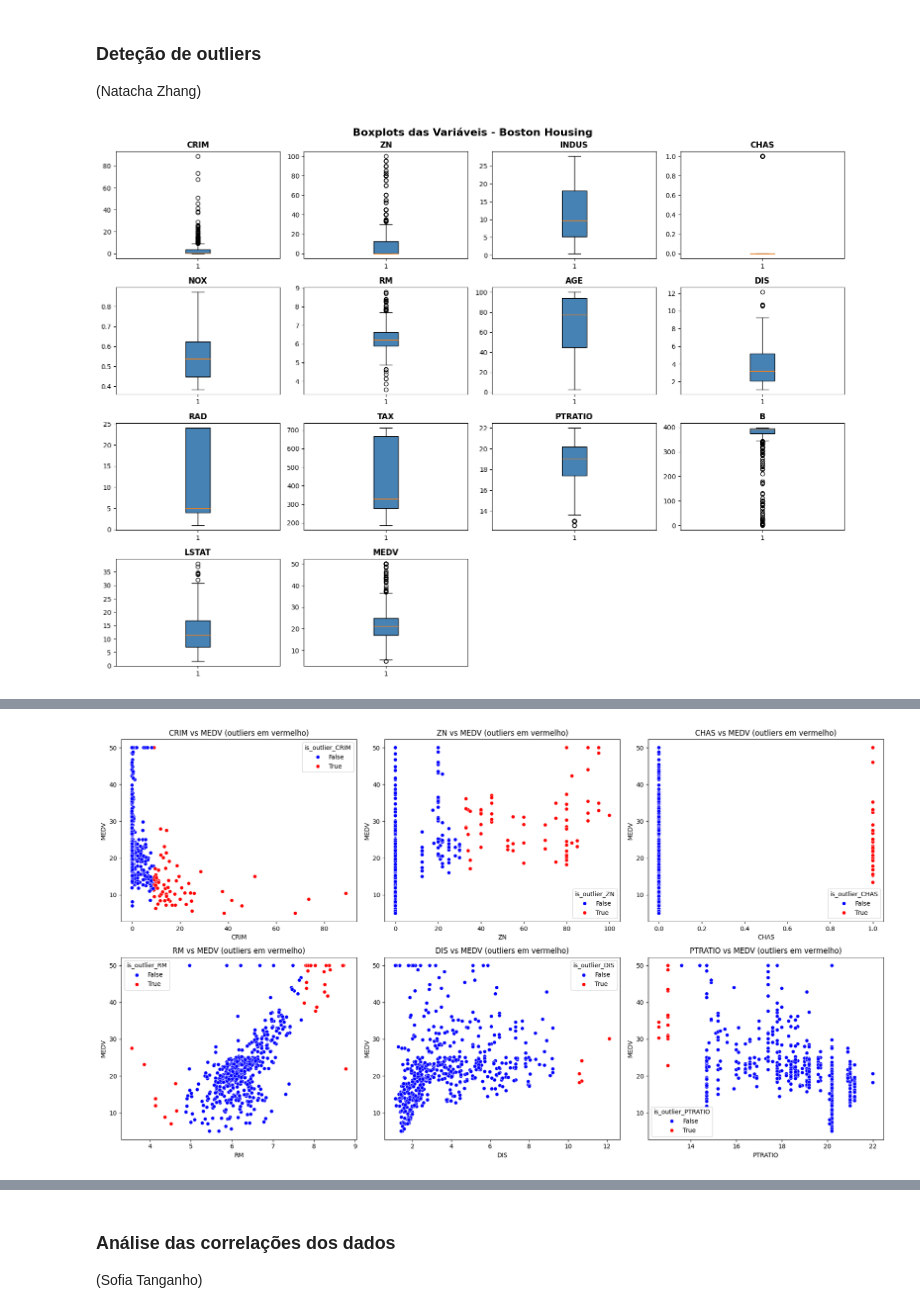
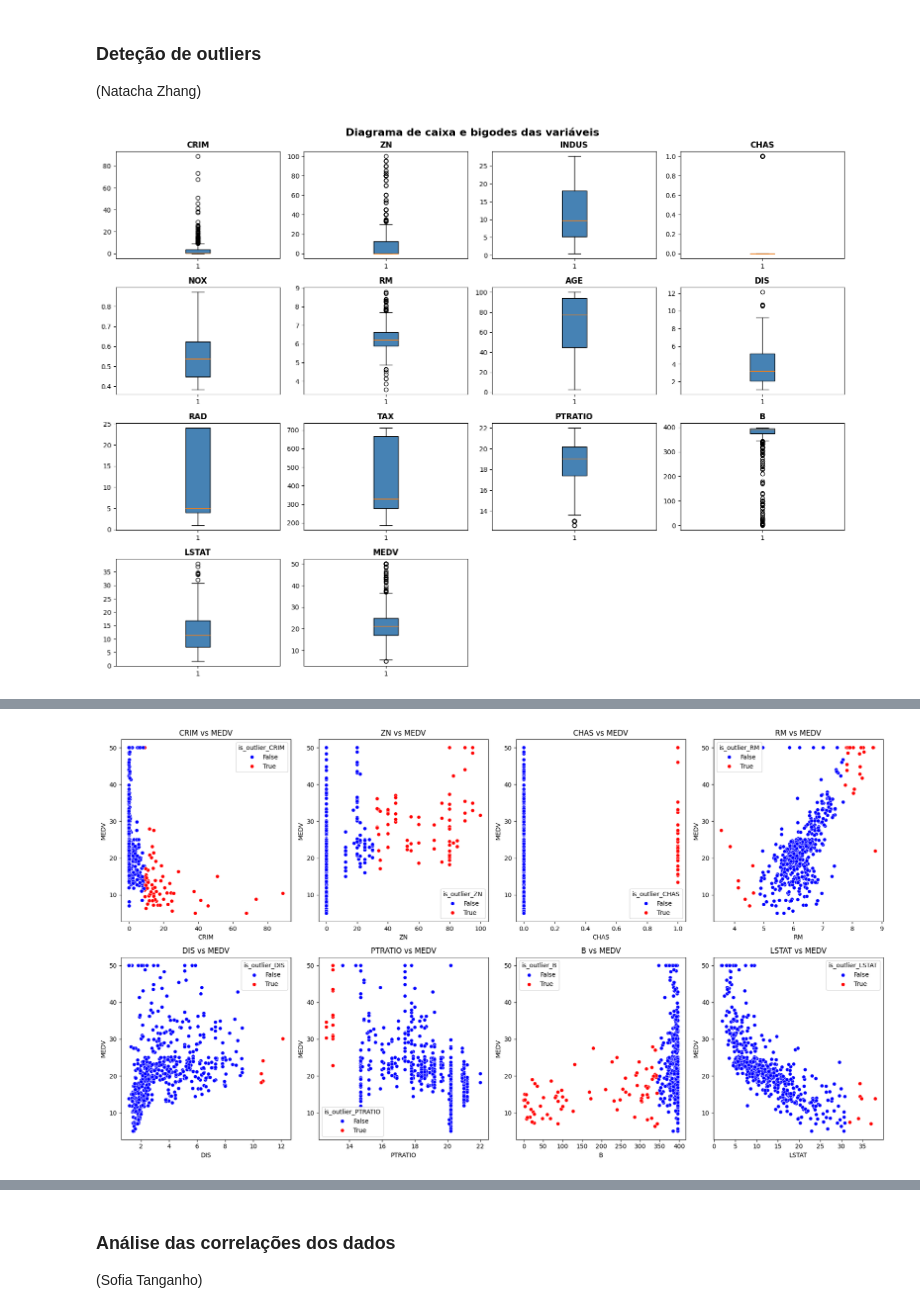
Before and after one commit to NatachaZhang/projeto-cdg-grupo7, a Jupyter notebook: notebooks/1.0_eda_limpeza.ipynb, the cells around one changed output, grey strips where cells are left out. Drawn from its saved outputs; the diff is of its cells as text; code cells hidden in the pictures.

```diff
--- a/notebooks/1.0_eda_limpeza.ipynb
+++ b/notebooks/1.0_eda_limpeza.ipynb
@@ -145,7 +150,6 @@ Esta conclusão é confirmada pelo teste de _Kolmogorov-Smirnov_, uma vez que, o
 ### Deteção de outliers
 (Natacha Zhang)
 # %%
-# BOXPLOTS
 fig, axes = plt.subplots(4, 4, figsize=(16, 12))
 axes = axes.flatten()
 
@@ -157,10 +161,10 @@ for i, var in enumerate(df.columns):
 for j in range(i+1, len(axes)):
     axes[j].set_visible(False)
 
-plt.suptitle('Boxplots das Variáveis - Boston Housing', fontsize=16, fontweight='bold')
+plt.suptitle('Diagrama de caixa e bigodes das variáveis', fontsize=16, fontweight='bold')
 plt.tight_layout()
 plt.savefig('boxplots.png')
 plt.show()
 # %% [output]
-[figure, old version]
+[figure, new version]
 # %%
@@ -199,28 +199,26 @@ B - Número de outliers: 77
 LSTAT - Número de outliers: 7
 MEDV - Número de outliers: 40
 # %%
-# Variáveis com outliers (excluindo MEDV)
 vars_outliers = [col for col in numericas if df1[f'is_outlier_{col}'].sum() > 0 and col != 'MEDV']
 
-# Criar figura com 2 linhas e 3 colunas
-fig, axes = plt.subplots(2, 3, figsize=(18, 10))  # 18x10 para melhor visualização
-axes = axes.flatten()  # transformar em array 1D para iterar
+fig, axes = plt.subplots(2, 4, figsize=(18, 10))
+axes = axes.flatten()
 
-for i, var in enumerate(vars_outliers[:6]):  # só as 6 primeiras se houver mais
+for i, var in enumerate(vars_outliers):
     sns.scatterplot(
         x=df1[var],
         y=df1['MEDV'],
         hue=df1[f'is_outlier_{var}'],
         palette={False:'blue', True:'red'},
         ax=axes[i]
     )
-    axes[i].set_title(f'{var} vs MEDV (outliers em vermelho)')
+    axes[i].set_title(f'{var} vs MEDV')
     axes[i].set_xlabel(var)
     axes[i].set_ylabel('MEDV')
 
 plt.tight_layout()
 plt.savefig('grafico_dispersao_outliers.png')
 plt.show()
 # %% [output]
-[figure, old version]
+[figure, new version]
 # %%
```
Also changed, not shown: parts of 22 cells of this notebook.
